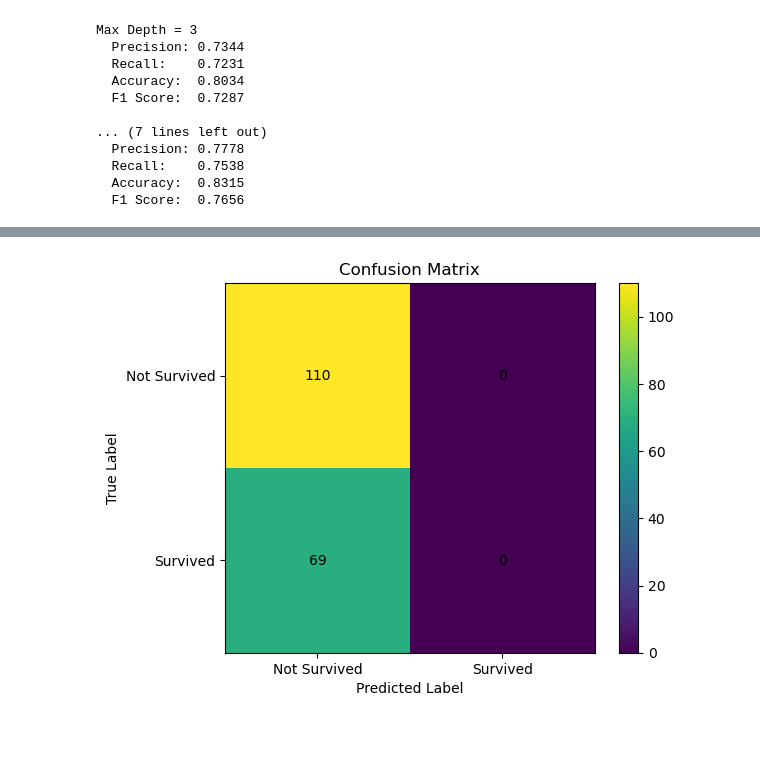
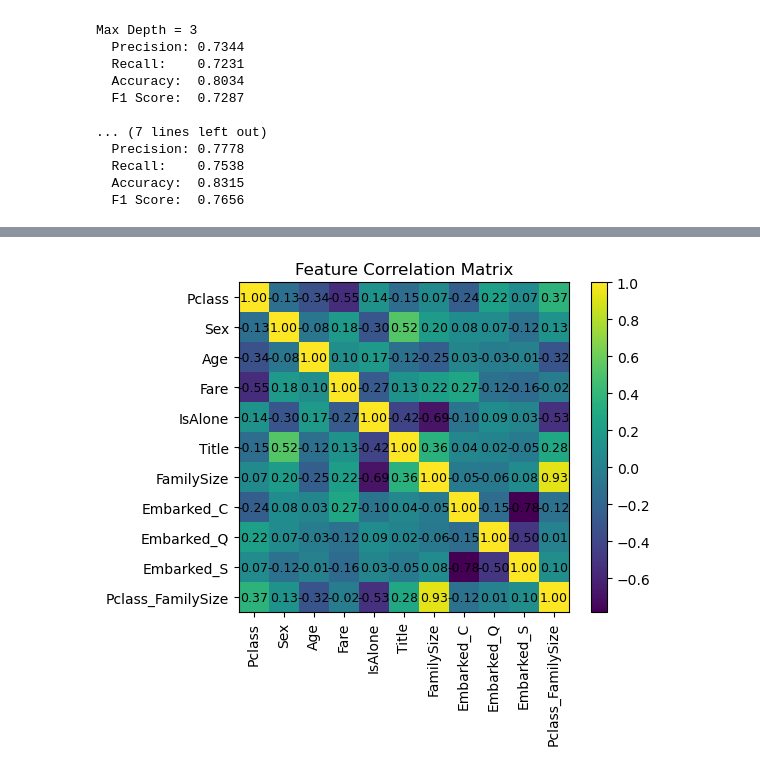
Before and after one commit to XushengShangguan/Kaggle_Titanic, a Jupyter notebook: prediction.ipynb, the cells around one changed output, grey strips where cells are left out. Drawn from its saved outputs; the diff is of its cells as text; code cells hidden in the pictures; blank space fills up the shorter version.

```diff
--- a/prediction.ipynb
+++ b/prediction.ipynb
@@ -281,22 +319,20 @@ Test Accuracy with L2: 0.6145
 # %%
-cm = confusion_matrix(y_test, y_test_pred)
+corr = df_train[features].corr()
 
-plt.figure()
-plt.imshow(cm, interpolation='nearest')
-plt.title('Confusion Matrix')
+plt.figure(figsize=(6, 5))
+plt.imshow(corr, interpolation="nearest")
+plt.title("Feature Correlation Matrix")
 plt.colorbar()
-tick_marks = np.arange(2)
-plt.xticks(tick_marks, ['Not Survived', 'Survived'])
-plt.yticks(tick_marks, ['Not Survived', 'Survived'])
-plt.xlabel('Predicted Label')
-plt.ylabel('True Label')
 
-# Annotate each cell with counts
-for i in range(cm.shape[0]):
-    for j in range(cm.shape[1]):
-        plt.text(j, i, cm[i, j],
-                 horizontalalignment='center',
-                 verticalalignment='center')
+plt.xticks(range(len(features)), features, rotation=90)
+plt.yticks(range(len(features)), features)
+
+for i in range(len(features)):
+    for j in range(len(features)):
+        plt.text(j, i, f"{corr.iloc[i, j]:.2f}",
+                 ha="center", va="center", fontsize=9)
+
+plt.tight_layout()
 plt.show()
 # %% [output]
-[figure, old version]
+[figure, new version]
```
Also changed, not shown: parts of 7 cells of this notebook.
